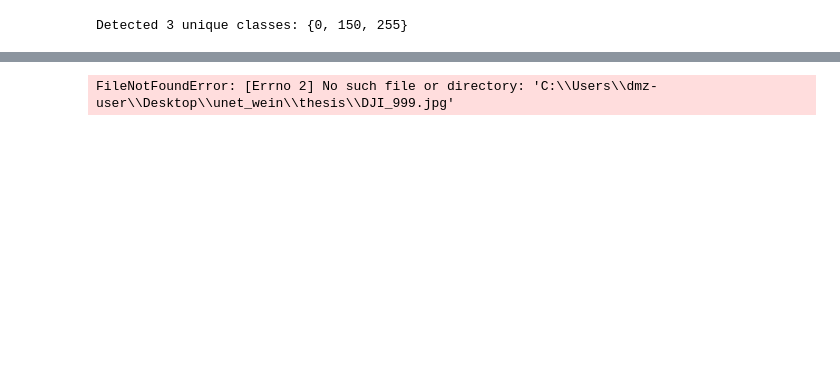
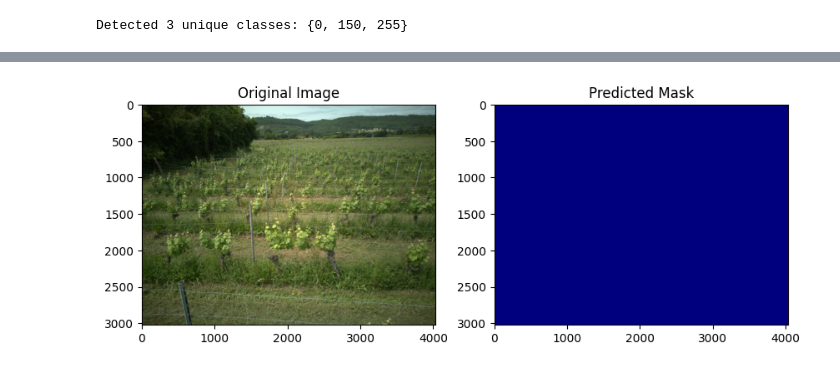
Before and after one commit to frothaut/thesis, a Jupyter notebook: cnn.ipynb, the cells around one changed output, grey strips where cells are left out. Drawn from its saved outputs; the diff is of its cells as text; code cells hidden in the pictures; blank space fills up the shorter version.

```diff
--- a/cnn.ipynb
+++ b/cnn.ipynb
@@ -313,33 +369,36 @@ from PIL import Image
 import torch
 import torchvision.transforms as transforms
 import torch.nn.functional as F
 import numpy as np
 import matplotlib.pyplot as plt
 
 # Load your model architecture (UNet, etc.)
 model = UNet(n_classes=n_classes)  # Replace with your model class
 model.load_state_dict(torch.load("best_unet.pth", map_location=device))
 model.to(device)
 
 # Load a sample image
-image_path = "DJI_999.jpg"  # Replace with your image path
+image_path = "DJI_1479.jpg"  # Replace with your image path
 img = Image.open(image_path).convert("RGB")
-
+width, height = img.size
+width = int(width / 2)
+height = int(height /2)
+img = img.resize((width, height), Image.Resampling.LANCZOS)
 # Predict mask
 predicted_mask = predict_full_image(model, img, patch_size=512, overlap=0.5)
 
 # Optionally visualize the mask
 plt.figure(figsize=(10, 5))
 plt.subplot(1, 2, 1)
 plt.title("Original Image")
 plt.imshow(img)
 
 plt.subplot(1, 2, 2)
 plt.title("Predicted Mask")
 plt.imshow(predicted_mask, cmap='jet')  # Adjust colormap as needed
 plt.show()
 
 # Optionally save the mask
 Image.fromarray(predicted_mask.astype(np.uint8)).save("predicted_mask.png")
 # %% [output]
-FileNotFoundError: [Errno 2] No such file or directory: 'C:\\Users\\dmz-user\\Desktop\\unet_wein\\thesis\\DJI_999.jpg'
+[figure, added]
```
Also changed, not shown: parts of 3 cells of this notebook, 1 other file.
